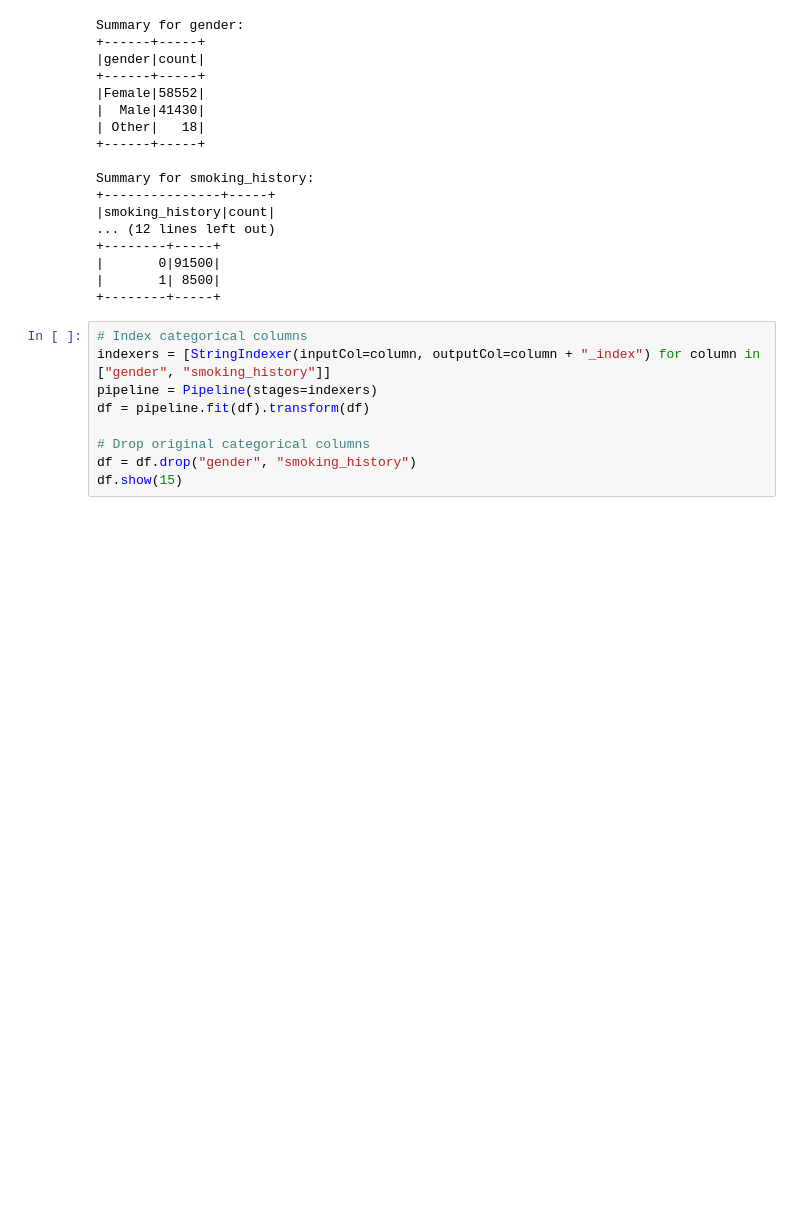
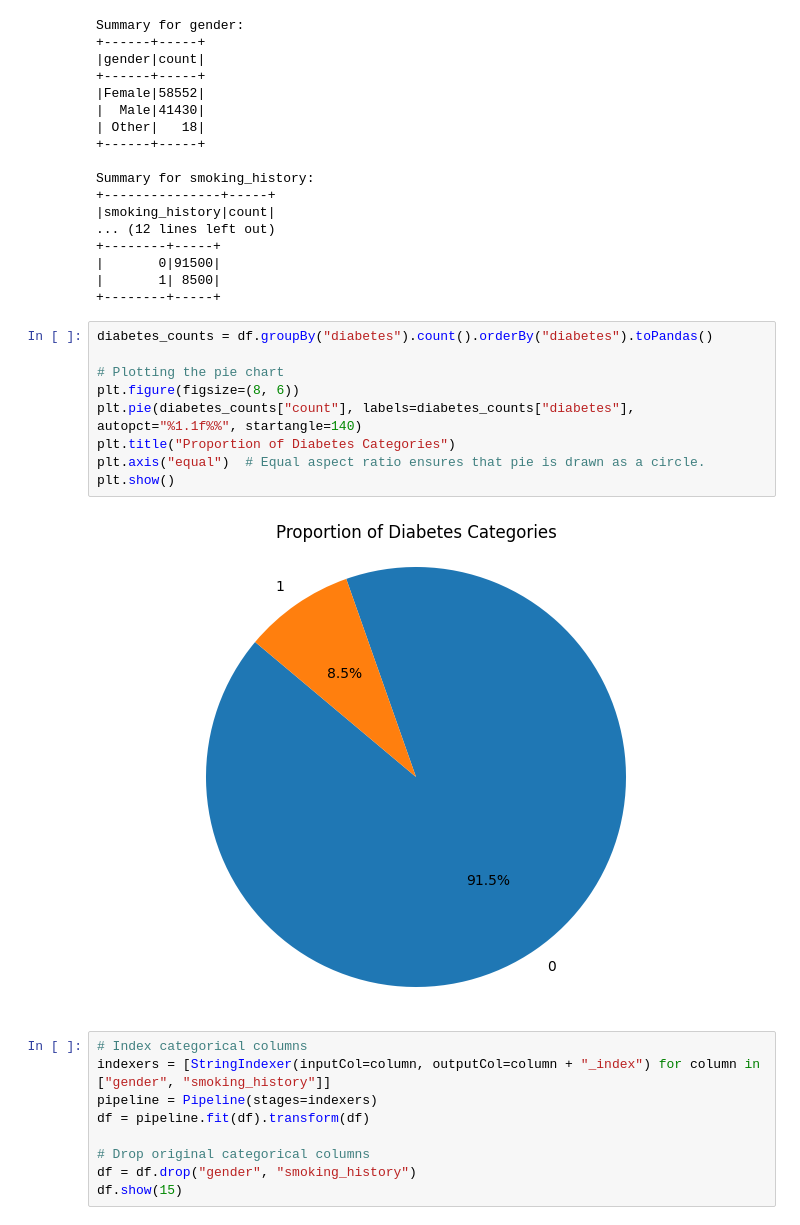
Before and after one commit to Youjian-Huang/ALY_6110_Assignment, a Jupyter notebook: Final_Project.ipynb, the cells around one changed output. Saved outputs shown, nothing was run; the diff lists cells and outputs as text; blank space fills up the shorter version.

```diff
--- a/Final_Project.ipynb
+++ b/Final_Project.ipynb
@@ -111,6 +111,17 @@ Summary for smoking_history:
 |       0|91500|
 |       1| 8500|
 +--------+-----+
+# %%
+diabetes_counts = df.groupBy("diabetes").count().orderBy("diabetes").toPandas()
+
+# Plotting the pie chart
+plt.figure(figsize=(8, 6))
+plt.pie(diabetes_counts["count"], labels=diabetes_counts["diabetes"], autopct="%1.1f%%", startangle=140)
+plt.title("Proportion of Diabetes Categories")
+plt.axis("equal")  # Equal aspect ratio ensures that pie is drawn as a circle.
+plt.show()
+# %% [output]
+[figure, added]
 # %%
 # Index categorical columns
 indexers = [StringIndexer(inputCol=column, outputCol=column + "_index") for column in ["gender", "smoking_history"]]
```
Also changed, not shown: parts of 4 cells of this notebook.
